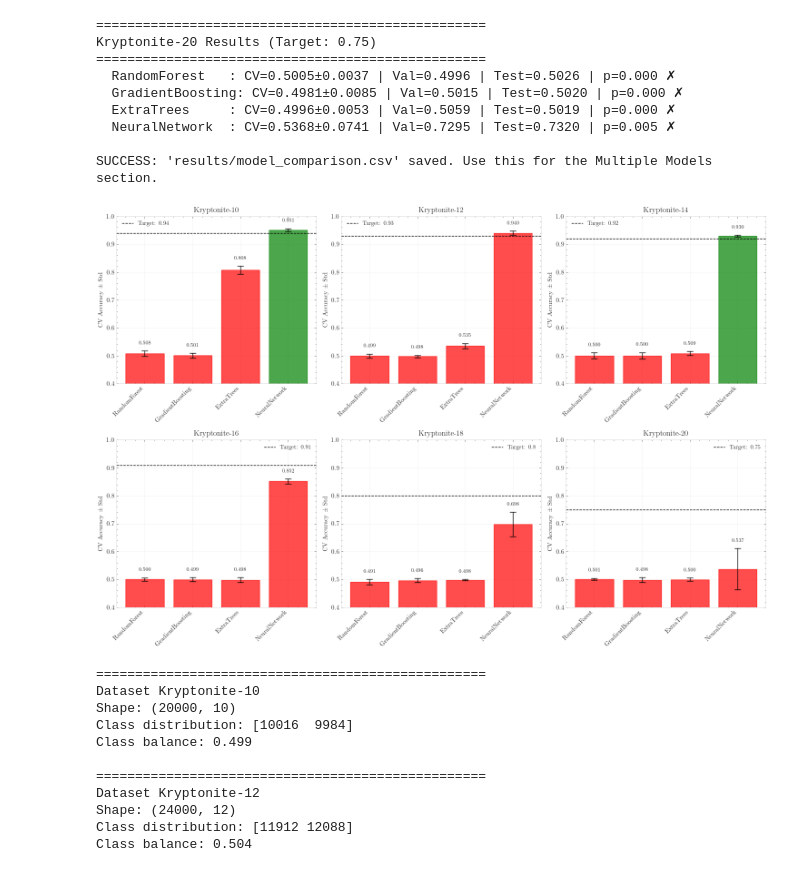
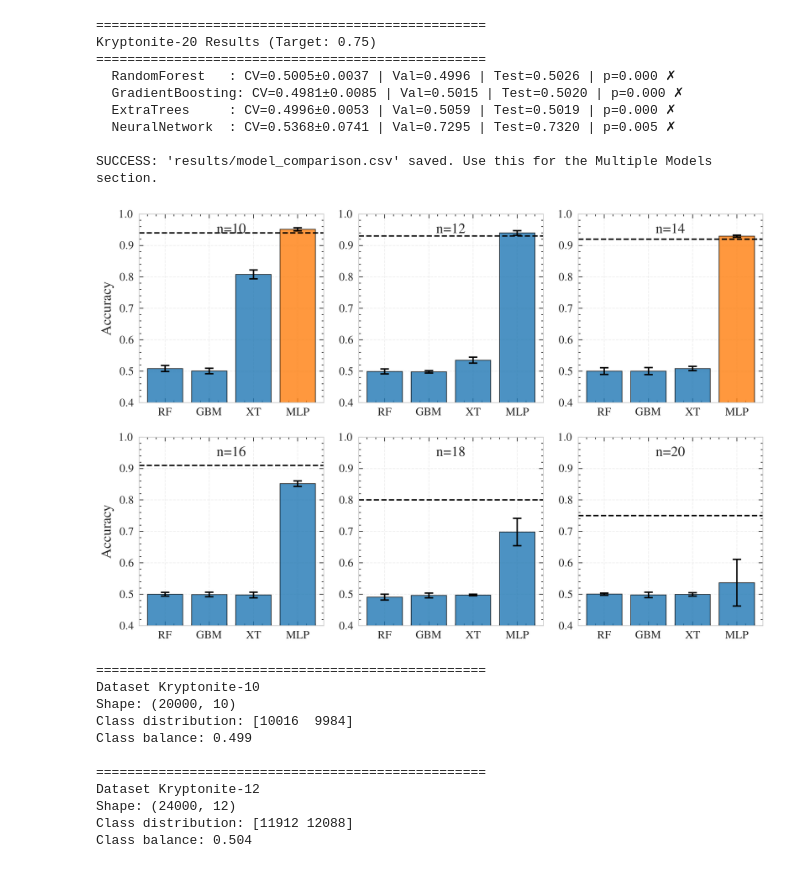
Before and after one commit to thekhananas/kryptonite_2_ak7025, a Jupyter notebook: AnasKhan_MML_Coursework_ak7025.ipynb, the cells around one changed output. Saved outputs shown, nothing was run; the diff lists cells and outputs as text; code cells hidden in the pictures.

```diff
--- a/AnasKhan_MML_Coursework_ak7025.ipynb
+++ b/AnasKhan_MML_Coursework_ak7025.ipynb
@@ -23,6 +26,10 @@ plt.style.use('science')
 
 #plt.style.use('seaborn-v0_8-whitegrid')
 sns.set_palette("husl")
+# %%
+# Set style for academic papers
+plt.style.use(['science', 'ieee'])
+sns.set_palette("colorblind")
 # %%
 def load_and_analyze_dataset(n):
     """this loads the dataset and provides basic analysis of the provided data"""
@@ -247,59 +256,52 @@ Kryptonite-20 Results (Target: 0.75)
 SUCCESS: 'results/model_comparison.csv' saved. Use this for the Multiple Models section.
 # %%
 def create_performance_comparison_figure(all_results):
-    """Figure 2: Model performance across different n values with error bars"""
-    fig, axes = plt.subplots(2, 3, figsize=(15, 10))
+    # Full width figure
+    fig, axes = plt.subplots(2, 3, figsize=(6.75, 4.5))
 
     n_values = [10, 12, 14, 16, 18, 20]
     targets = {10: 0.94, 12: 0.93, 14: 0.92, 16: 0.91, 18: 0.80, 20: 0.75}
 
     for idx, n in enumerate(n_values):
         ax = axes[idx // 3, idx % 3]
 
-        # extract results - USE VALIDATION ACCURACY FOR SELECTION
         model_names = list(all_results[n].keys())
-        val_accs = [all_results[n][m]['val_acc'] for m in model_names]
+        # Shorten names for x-axis legibility
+        short_names = ['RF', 'GBM', 'XT', 'MLP']
+
         cv_means = [all_results[n][m]['cv_mean'] for m in model_names]
         cv_stds = [all_results[n][m]['cv_std'] for m in model_names]
+        val_accs = [all_results[n][m]['val_acc'] for m in model_names]
 
-        # create bar plot with ERROR BARS from CV
+        # Logic for coloring: Blue for standard, Orange for "Beats Target"
+
+        colors = ['#1f77b4' if v < targets[n] else '#ff7f0e' for v in val_accs]
+
         bars = ax.bar(range(len(model_names)), cv_means, yerr=cv_stds,
-                      capsize=5, alpha=0.7, color='skyblue')
+                      capsize=3, alpha=0.8, color=colors, edgecolor='black', linewidth=0.5)
 
-        # color bars based on VALIDATION performance vs target
-        for i, (bar, val_acc) in enumerate(zip(bars, val_accs)):
-            if val_acc >= targets[n]:
-                bar.set_color('green')
-            else:
-                bar.set_color('red')
-        #note: the bar is based on the val_acc whereas the bar height is based on the cv_means
+        ax.axhline(y=targets[n], color='black', linestyle='--', linewidth=1, label='Target')
 
-
-        ax.axhline(y=targets[n], color='black', linestyle='--',
-                   label=f'Target: {targets[n]}')
+        # Annotation for n value
+        ax.text(0.5, 0.95, f'n={n}', transform=ax.transAxes, ha='center', va='top')
 
         # Formatting
-        ax.set_title(f'Kryptonite-{n}', fontsize=12, fontweight='bold')
         ax.set_xticks(range(len(model_names)))
-        ax.set_xticklabels(model_names, rotation=45, ha='right')
-        ax.set_ylabel('CV Accuracy ± Std', fontsize=10)
+        ax.set_xticklabels(short_names, rotation=0, fontsize=8) # No rotation needed with short names
+
+        if idx % 3 == 0:
+            ax.set_ylabel('Accuracy')
+
         ax.set_ylim([0.4, 1.0])
-        ax.legend(fontsize=9)
-        ax.grid(True, alpha=0.3)
+        ax.grid(True, alpha=0.3, linestyle='--')
 
-        # Add value labels (CV mean ± std)
-        for i, (bar, mean, std) in enumerate(zip(bars, cv_means, cv_stds)):
-            ax.text(bar.get_x() + bar.get_width()/2, mean + std + 0.02,
-                   f'{mean:.3f}', ha='center', va='bottom', fontsize=8)
-
-    # plt.suptitle('Figure 2: Cross-Validated Performance vs Targets', fontsize=14, fontweight='bold')
     plt.tight_layout()
-    plt.savefig('figures/performance_comparison_cv.png', dpi=300, bbox_inches='tight')
+    plt.savefig('figures/performance_comparison_cv.pdf', bbox_inches='tight')
     plt.show()
 
 create_performance_comparison_figure(all_results)
 # %% [output]
-[figure, old version]
+[figure, new version]
 # %%
 def plot_learning_curves():
     """Figure 3: Learning curves for best performing models"""
```
Also changed, not shown: parts of 8 cells of this notebook.
